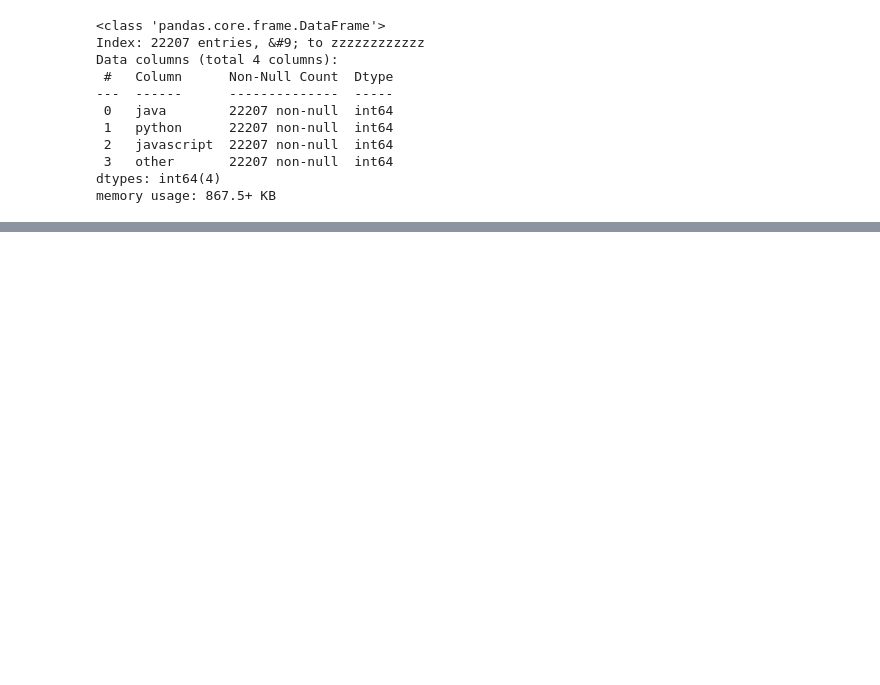
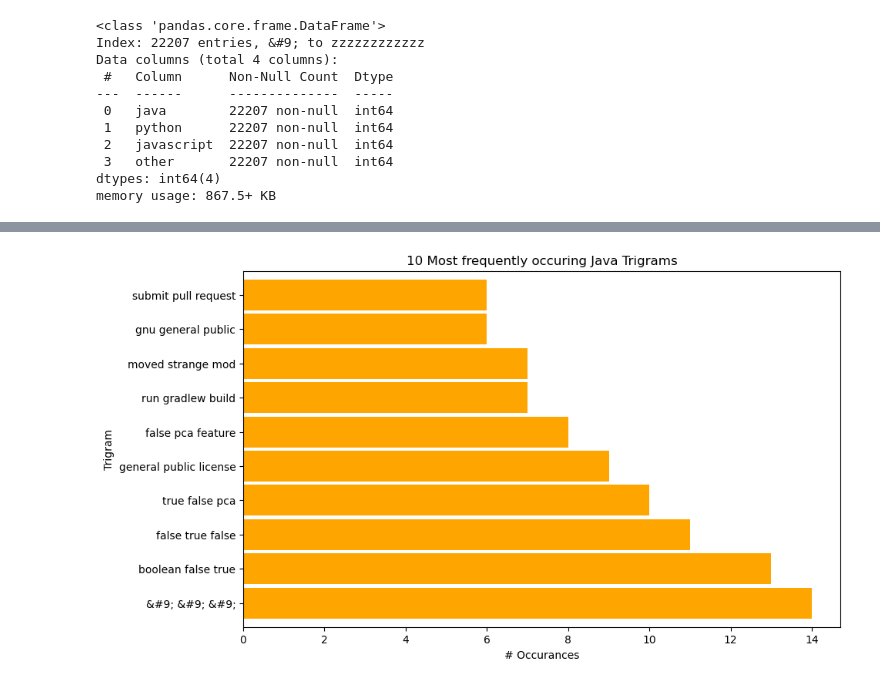
Before and after one commit to Doubtable-Steves-Linguistics/MinecraftNLP, a Jupyter notebook: cristina-project-notebook.ipynb, the cells around one changed output, grey strips where cells are left out. Saved outputs shown, nothing was run; the diff lists cells and outputs as text; code cells hidden in the pictures; blank space fills up the shorter version.

```diff
--- a/cristina-project-notebook.ipynb
+++ b/cristina-project-notebook.ipynb
@@ -1171,0 +1117,17 @@ _ = plt.yticks(ticks, labels)
+# %%
+#Doing top 10 trigrams
+top_10_python_trigrams = (pd.Series(nltk.ngrams(python_words, 3))
+                      .value_counts()
+                      .head(10))
+
+top_10_java_trigrams = (pd.Series(nltk.ngrams(java_words, 3))
+                      .value_counts()
+                      .head(10))
+
+top_10_javascript_trigrams = (pd.Series(nltk.ngrams(javascript_words, 3))
+                      .value_counts()
+                      .head(10))
+
+top_10_other_trigrams = (pd.Series(nltk.ngrams(other_words, 3))
+                      .value_counts()
+                      .head(10))
@@ -1171,0 +1148,13 @@ _ = plt.yticks(ticks, labels)
+# %%
+top_10_python_trigrams.sort_values(ascending=False).plot.barh(color='orange', width=.9, figsize=(10, 6))
+
+plt.title('10 Most frequently occuring Java Trigrams')
+plt.ylabel('Trigram')
+plt.xlabel('# Occurances')
+
+# make the labels pretty
+ticks, _ = plt.yticks()
+labels = top_10_java_trigrams.reset_index()['index'].apply(lambda t: t[0] + ' ' + t[1] + ' ' + t[2])
+_ = plt.yticks(ticks, labels)
+# %% [output]
+[figure, added]
```
Also changed, not shown: parts of 56 cells of this notebook.
